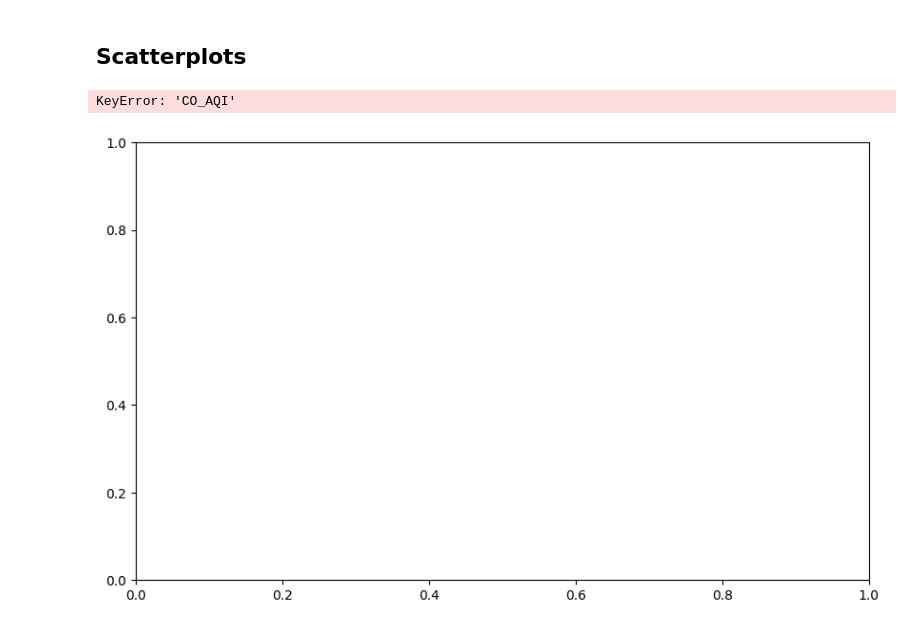
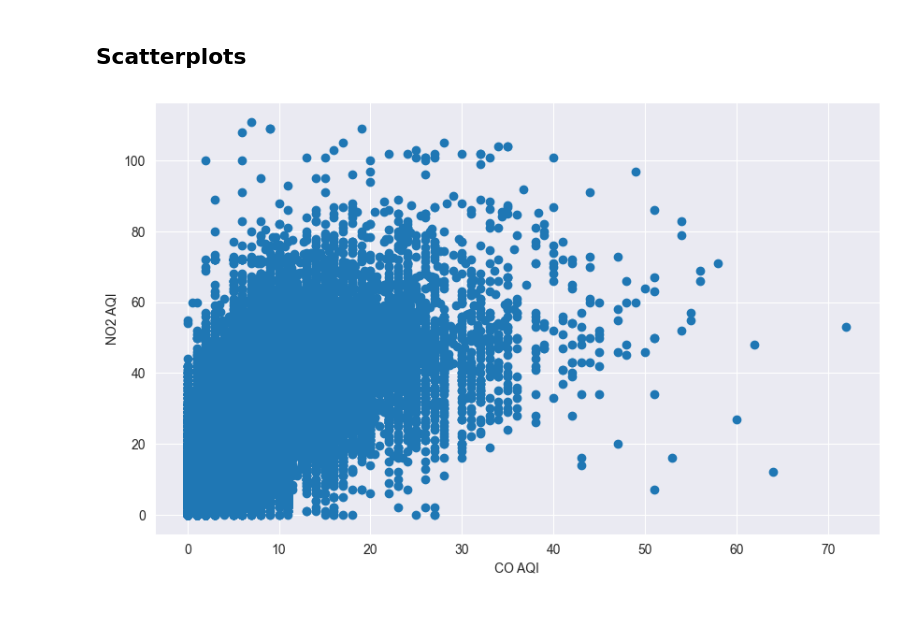
Before and after one commit to Poliaboy/GreenAi-Project-S7, a Jupyter notebook: project_notebook.ipynb, the cells around one changed output. Cells and saved outputs as stored; diff of their text form; code cells hidden in the pictures.

Commit message:
fix : repaired scatterplot

```diff
--- a/project_notebook.ipynb
+++ b/project_notebook.ipynb
@@ -292,10 +292,9 @@ plt.show()
 # %%
 # Plotting a scatter plot
 fig, ax = plt.subplots(figsize=(10,6))
-ax.scatter(pollSt['CO_AQI'], pollSt['NO2_AQI'])
-ax.set_xlabel('CO_AQI')
-ax.set_ylabel('NO2_AQI')
+ax.scatter(pollSt['CO AQI'], pollSt['NO2 AQI'])
+ax.set_xlabel('CO AQI')
+ax.set_ylabel('NO2 AQI')
 plt.show()
 # %% [output]
-KeyError: 'CO_AQI'
-[figure, old version]
+[figure, new version]
```
Also changed, not shown: parts of 2 cells of this notebook.
